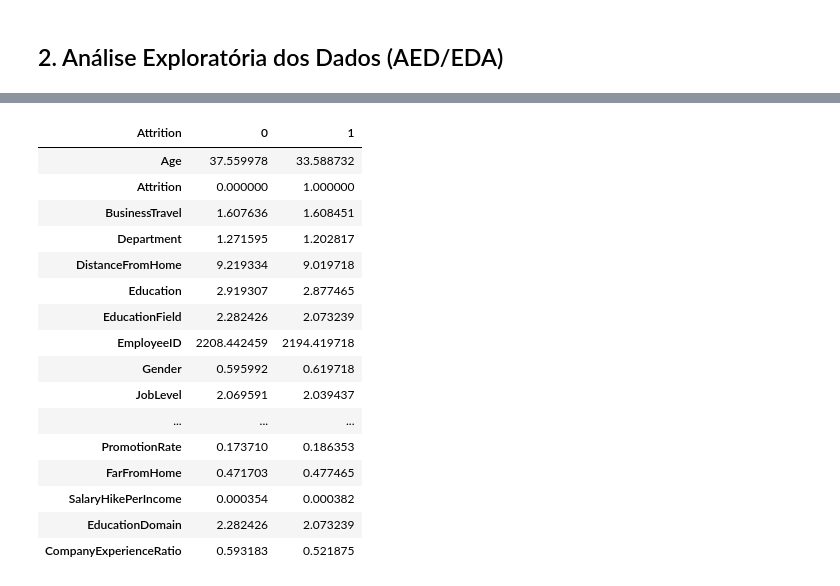
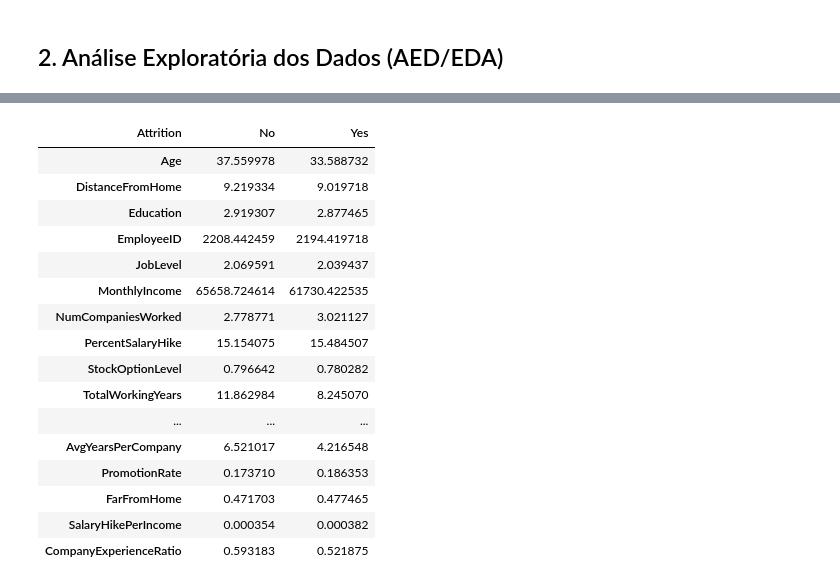
Before and after one commit to vitoriapguimaraes/Python-PredicaoRH, a Jupyter notebook: scripts/analysis.ipynb, the cells around one changed output, grey strips where cells are left out. Drawn from its saved outputs; the diff is of its cells as text; code cells hidden in the pictures.

```diff
--- a/scripts/analysis.ipynb
+++ b/scripts/analysis.ipynb
@@ -197,7 +201,3 @@ Data columns (total 21 columns):
  20  YearsWithCurrManager     4403 non-null   int64
 dtypes: category(7), float64(2), int64(12)
 memory usage: 547.3 KB
-# %%
-le = LabelEncoder()
-for col in categorical_cols:
-    df[col] = le.fit_transform(df[col])
@@ -236,14 +216,14 @@ df['FarFromHome'] = (df['DistanceFromHome'] > df['DistanceFromHome'].median()).a
 # %%
 df['SalaryHikePerIncome'] = df['PercentSalaryHike'] / df['MonthlyIncome']
 # %%
-df['EducationDomain'] = df['EducationField'].replace({
+df['EducationDomain'] = df['EducationField'].map({
     'Life Sciences': 'STEM',
     'Medical': 'STEM',
     'Technical Degree': 'STEM',
     'Human Resources': 'Business',
     'Marketing': 'Business',
     'Other': 'Other'
-})
+}).astype('category')
 # %%
 df['CompanyExperienceRatio'] = df['YearsAtCompany'] / (df['TotalWorkingYears'] + 1)
 # %%
@@ -416,21 +446,21 @@ df[num_cols].describe().T
 | CompanyExperienceRatio | 4403.0 | 0.581685 | 0.284524 | 0.000000 | 0.368421 | 0.636364 | 0.833333 | 0.975610 |
 # %%
-df.groupby('Attrition')[num_cols].mean().T
+df.groupby('Attrition', observed=False)[num_cols].mean().T
 # %% [output]
-| Attrition | 0 | 1 |
+| Attrition | No | Yes |
 | Age | 37.559978 | 33.588732 |
-| Attrition | 0.000000 | 1.000000 |
-| BusinessTravel | 1.607636 | 1.608451 |
-| Department | 1.271595 | 1.202817 |
 | DistanceFromHome | 9.219334 | 9.019718 |
 | Education | 2.919307 | 2.877465 |
-| EducationField | 2.282426 | 2.073239 |
 | EmployeeID | 2208.442459 | 2194.419718 |
-| Gender | 0.595992 | 0.619718 |
 | JobLevel | 2.069591 | 2.039437 |
+| MonthlyIncome | 65658.724614 | 61730.422535 |
+| NumCompaniesWorked | 2.778771 | 3.021127 |
+| PercentSalaryHike | 15.154075 | 15.484507 |
+| StockOptionLevel | 0.796642 | 0.780282 |
+| TotalWorkingYears | 11.862984 | 8.245070 |
 | ... | ... | ... |
+| AvgYearsPerCompany | 6.521017 | 4.216548 |
 | PromotionRate | 0.173710 | 0.186353 |
 | FarFromHome | 0.471703 | 0.477465 |
 | SalaryHikePerIncome | 0.000354 | 0.000382 |
-| EducationDomain | 2.282426 | 2.073239 |
 | CompanyExperienceRatio | 0.593183 | 0.521875 |
```
Also changed, not shown: parts of 34 cells of this notebook.
